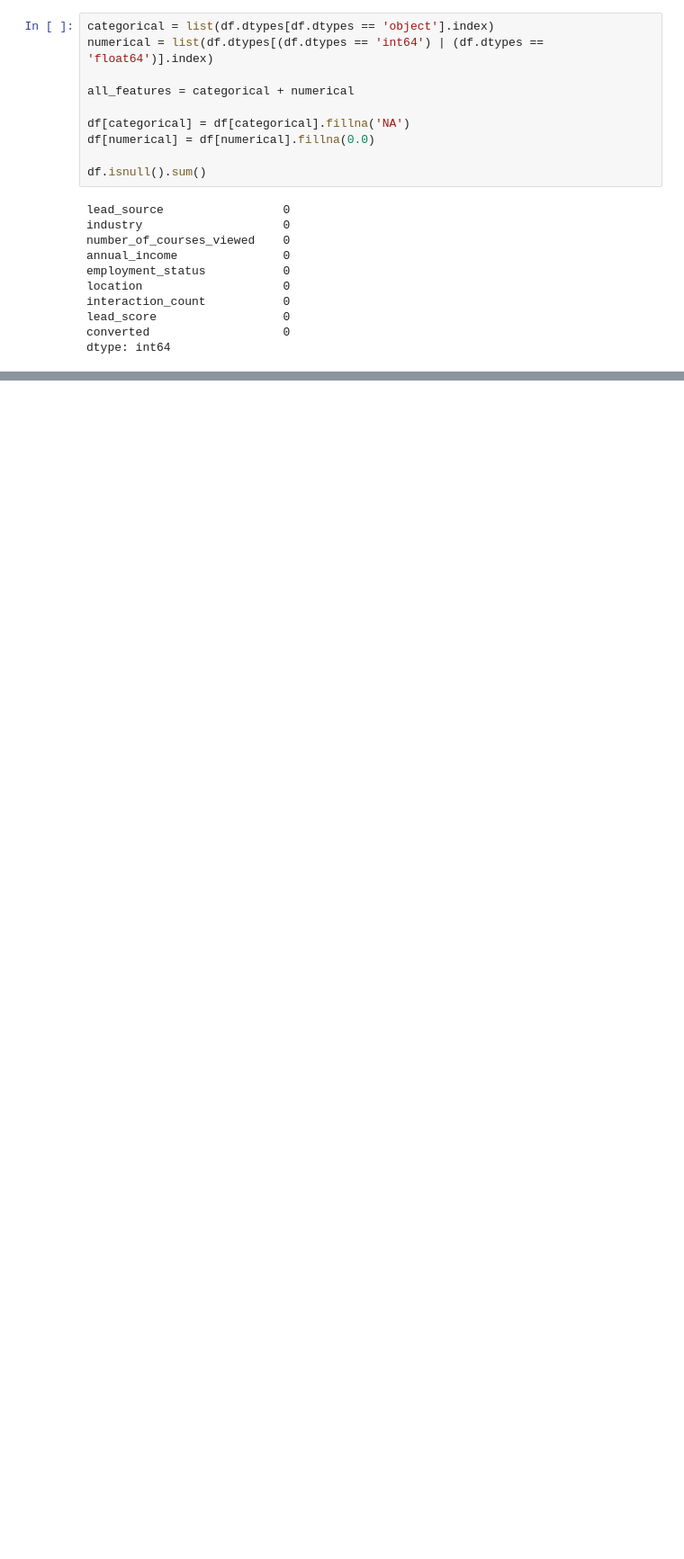
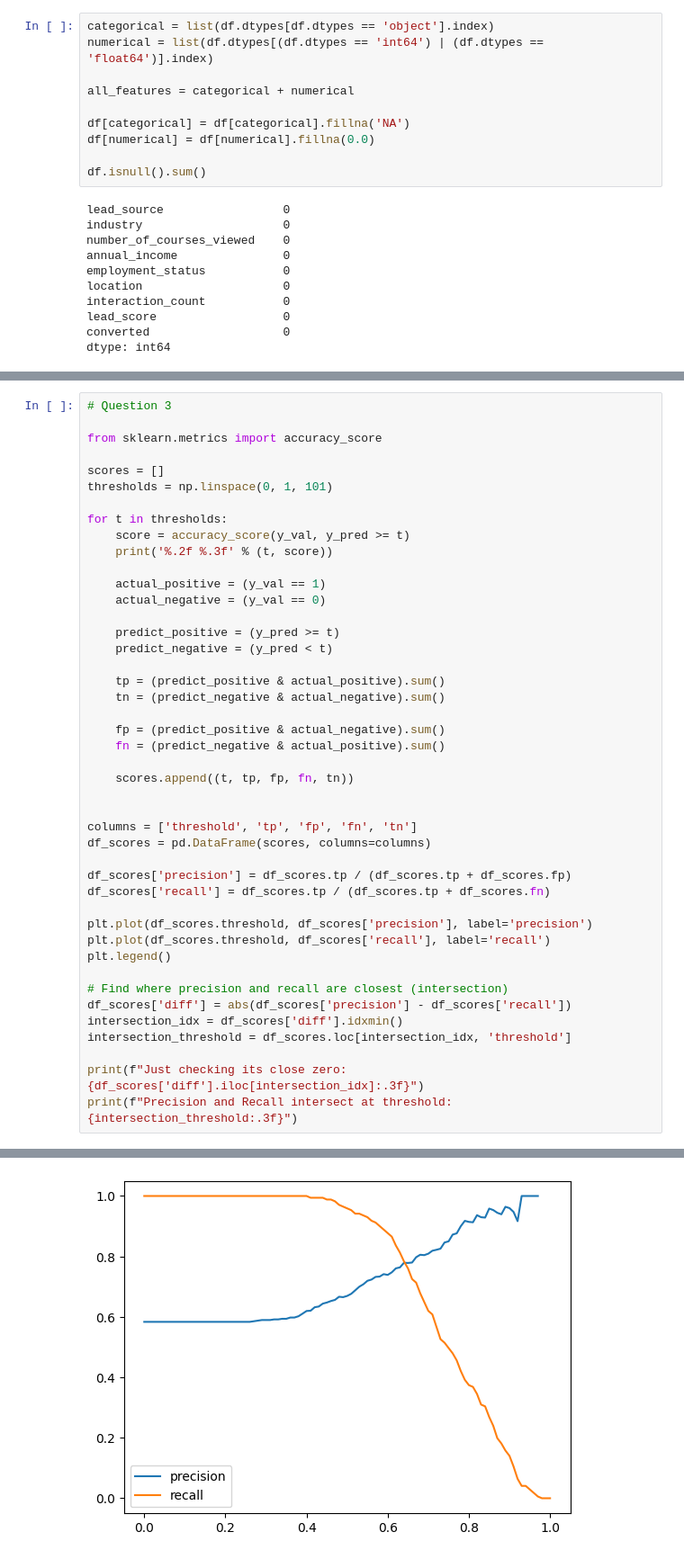
Before and after one commit to hudeyfajama/mlzoomcamp, a Jupyter notebook: hwk4.ipynb, the cells around one changed output, grey strips where cells are left out. Shown: that part at 90% size. Cells and saved outputs as stored; diff of their text form; blank space fills up the shorter version.

```diff
--- a/hwk4.ipynb
+++ b/hwk4.ipynb
@@ -117,0 +111,45 @@ array([0.        , 0.        , 0.        , 0.00769231, 0.00769231,
+# %%
+# Question 3
+
+from sklearn.metrics import accuracy_score
+
+scores = []
+thresholds = np.linspace(0, 1, 101)
+
+for t in thresholds:
+    score = accuracy_score(y_val, y_pred >= t)
+    print('%.2f %.3f' % (t, score))
+
+    actual_positive = (y_val == 1)
+    actual_negative = (y_val == 0)
+
+    predict_positive = (y_pred >= t)
+    predict_negative = (y_pred < t)
+
+    tp = (predict_positive & actual_positive).sum()
+    tn = (predict_negative & actual_negative).sum()
+
+    fp = (predict_positive & actual_negative).sum()
+    fn = (predict_negative & actual_positive).sum()
+
+    scores.append((t, tp, fp, fn, tn))
+
+
+columns = ['threshold', 'tp', 'fp', 'fn', 'tn']
+df_scores = pd.DataFrame(scores, columns=columns)
+
+df_scores['precision'] = df_scores.tp / (df_scores.tp + df_scores.fp)
+df_scores['recall'] = df_scores.tp / (df_scores.tp + df_scores.fn)
+
+plt.plot(df_scores.threshold, df_scores['precision'], label='precision')
+plt.plot(df_scores.threshold, df_scores['recall'], label='recall')
+plt.legend()
+
+# Find where precision and recall are closest (intersection)
+df_scores['diff'] = abs(df_scores['precision'] - df_scores['recall'])
+intersection_idx = df_scores['diff'].idxmin()
+intersection_threshold = df_scores.loc[intersection_idx, 'threshold']
+
+print(f"Just checking its close zero: {df_scores['diff'].iloc[intersection_idx]:.3f}")
+print(f"Precision and Recall intersect at threshold: {intersection_threshold:.3f}")
+# %% [output]
@@ -117,0 +173 @@ array([0.        , 0.        , 0.        , 0.00769231, 0.00769231,
+[figure, added]
```
Also changed, not shown: parts of 7 cells of this notebook.
